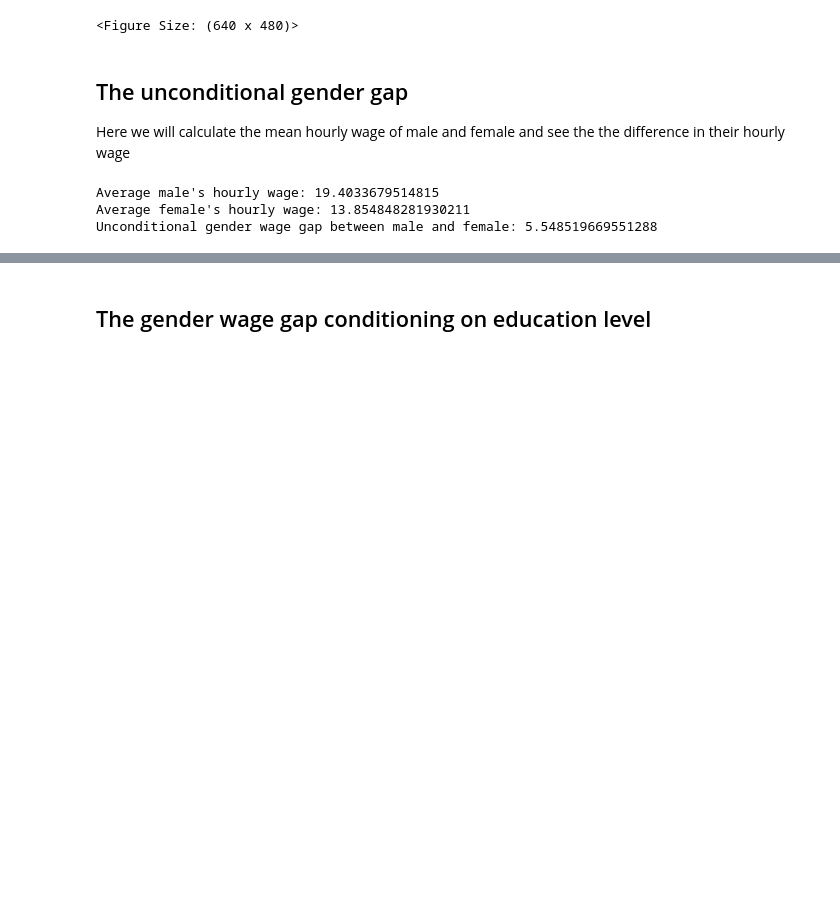
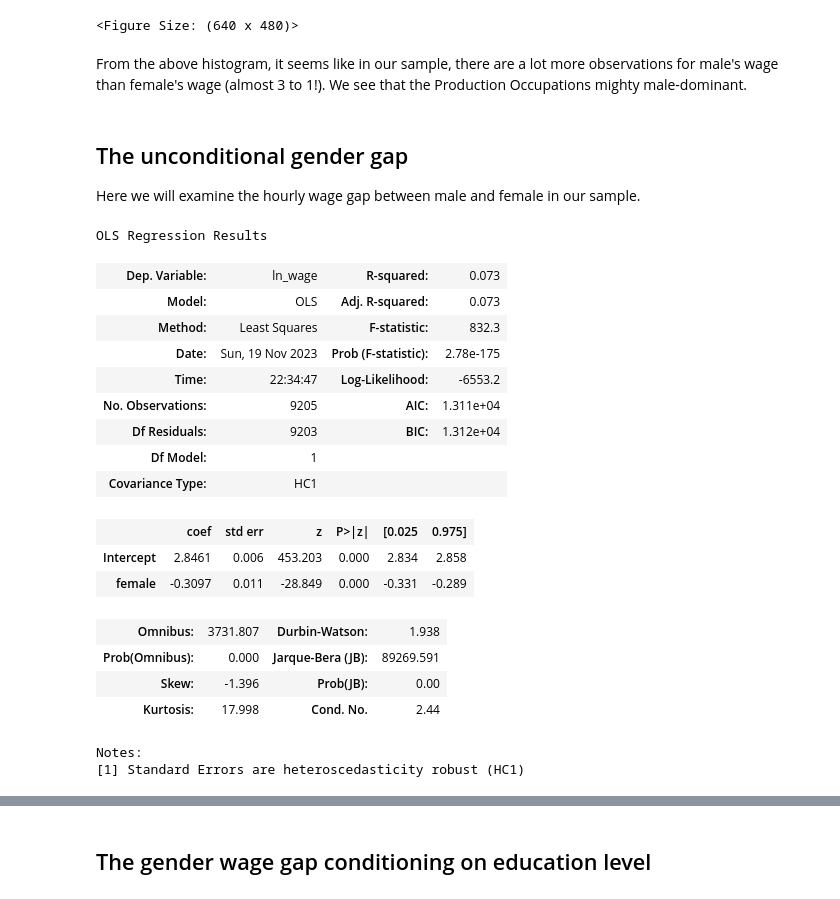
Before and after one commit to viethngn/CEU_MSc_BA_ECBS5142_Data_Analysis_2, a Jupyter notebook: assignment1/assignment1.ipynb, the cells around one changed output, grey strips where cells are left out. Cells and saved outputs as stored; diff of their text form; code cells hidden in the pictures; blank space fills up the shorter version.

```diff
--- a/assignment1/assignment1.ipynb
+++ b/assignment1/assignment1.ipynb
@@ -44,7 +37,6 @@ all_df.head()
 # %%
-# Filter the data for occ2012 between 1010 and 1107
-# comp_sample = all_df[(all_df['occ2012'] >= 1010) & (all_df['occ2012'] <= 1107)]
-comp_sample = all_df[(all_df['occ2012'] >= 7700) & (all_df['occ2012'] <= 8965)]
+# Filter the data for occ2012 between 7700 and 8965
+comp_sample = all_df[(all_df['occ2012'] >= 7700) & (all_df['occ2012'] <= 8965)][['hhid', 'earnwke', 'uhours', 'grade92', 'sex', 'occ2012']].copy()
 #drop the all_df
 del(all_df)
 # %%
@@ -132,16 +97,32 @@ comp_sample.loc[:, ["earnwke", "uhours", "hourly_wage", "ln_wage"]].describe()
 # %% [output]
 [figure]
 <Figure Size: (640 x 480)>
+# %% [markdown]
+From the above histogram, it seems like in our sample, there are a lot more observations for male's wage than female's wage (almost 3 to 1!). We see that the Production Occupations mighty male-dominant.
 # %% [markdown]
 ## The unconditional gender gap
 
-Here we will calculate the mean hourly wage of male and female and see the the difference in their hourly wage
+Here we will examine the hourly wage gap between male and female in our sample.
-# %%
-mean_hourly_wage = comp_sample.groupby('female')['hourly_wage'].mean()
-print(f"Average male's hourly wage: {mean_hourly_wage[0]}")
-print(f"Average female's hourly wage: {mean_hourly_wage[1]}")
-print(f"Unconditional gender wage gap between male and female: {mean_hourly_wage[0] - mean_hourly_wage[1]}")
-# %% [output]
-Average male's hourly wage: 19.4033679514815
-Average female's hourly wage: 13.854848281930211
-Unconditional gender wage gap between male and female: 5.548519669551288
+# %%
+reg1 = smf.ols(formula="ln_wage~female", data=comp_sample).fit(cov_type="HC1")
+reg1.summary()
+# %% [output]
+OLS Regression Results
+| Dep. Variable: | ln_wage | R-squared: | 0.073 |
+| Model: | OLS | Adj. R-squared: | 0.073 |
+| Method: | Least Squares | F-statistic: | 832.3 |
+| Date: | Sun, 19 Nov 2023 | Prob (F-statistic): | 2.78e-175 |
+| Time: | 22:34:47 | Log-Likelihood: | -6553.2 |
+| No. Observations: | 9205 | AIC: | 1.311e+04 |
+| Df Residuals: | 9203 | BIC: | 1.312e+04 |
+| Df Model: | 1 |  |  |
+| Covariance Type: | HC1 |  |  |
+|  | coef | std err | z | P>|z| | [0.025 | 0.975] |
+| Intercept | 2.8461 | 0.006 | 453.203 | 0.000 | 2.834 | 2.858 |
+| female | -0.3097 | 0.011 | -28.849 | 0.000 | -0.331 | -0.289 |
+| Omnibus: | 3731.807 | Durbin-Watson: | 1.938 |
+| Prob(Omnibus): | 0.000 | Jarque-Bera (JB): | 89269.591 |
+| Skew: | -1.396 | Prob(JB): | 0.00 |
+| Kurtosis: | 17.998 | Cond. No. | 2.44 |
+Notes:
+[1] Standard Errors are heteroscedasticity robust (HC1)
```
Also changed, not shown: parts of 19 cells of this notebook.
